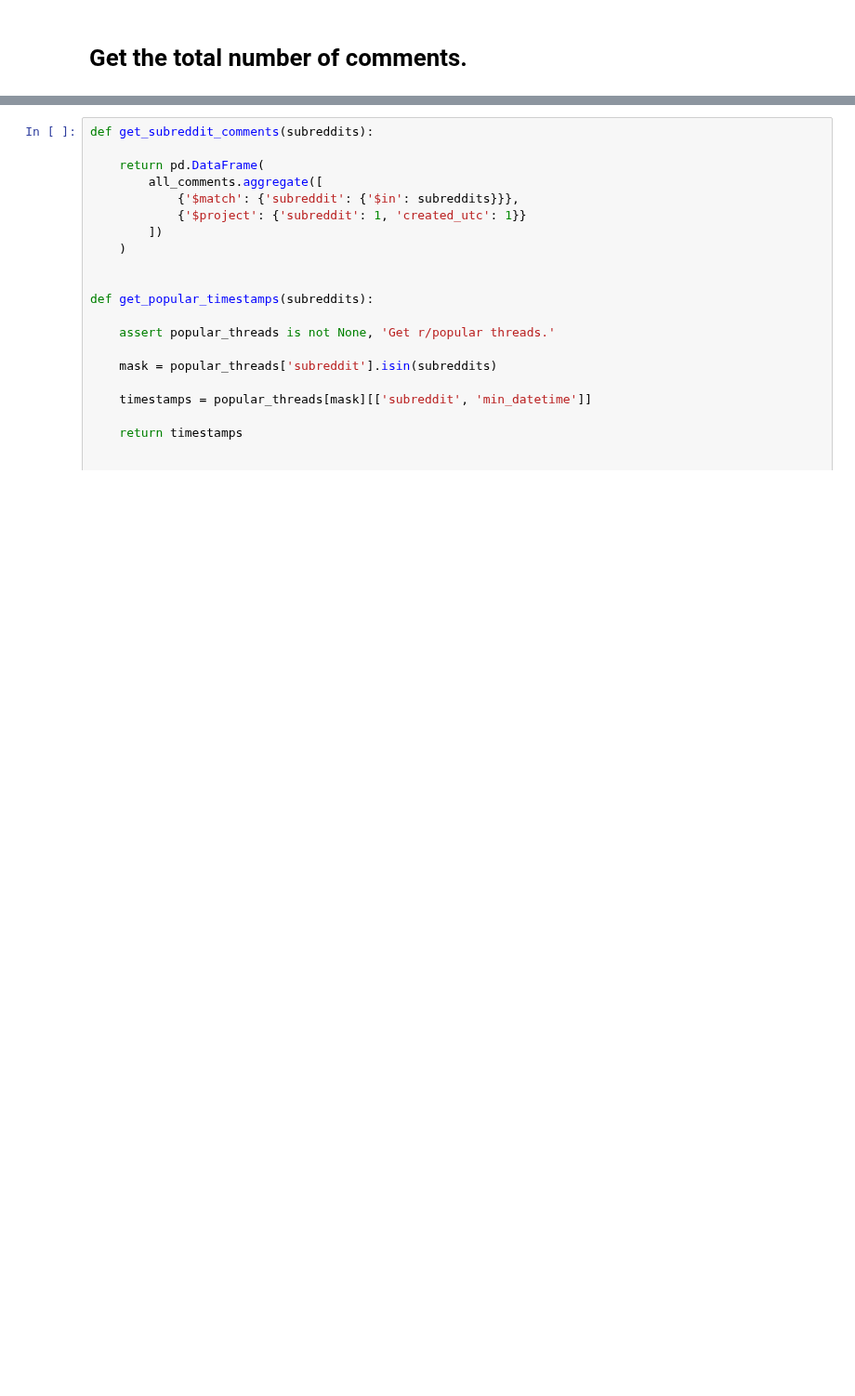
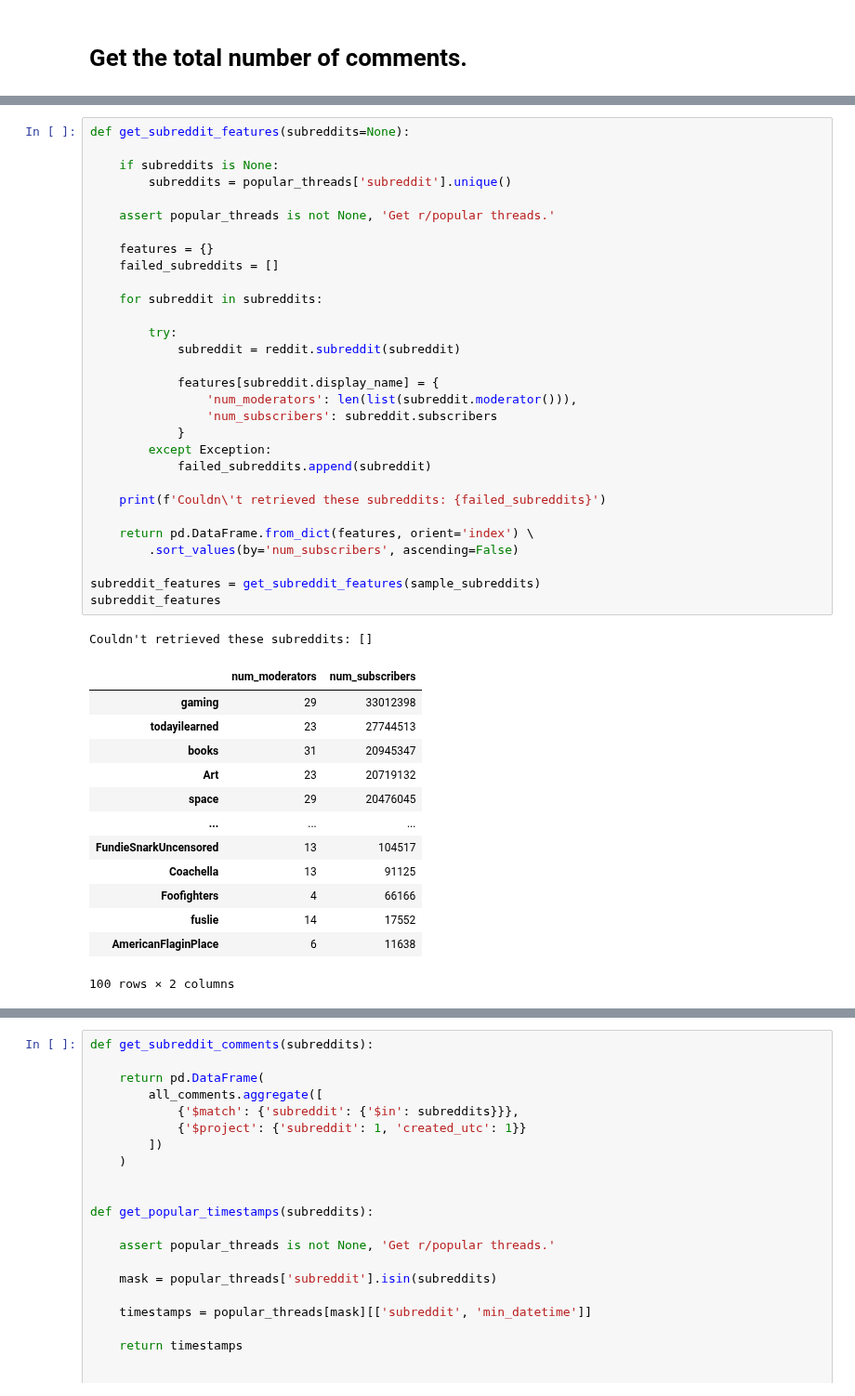
Before and after one commit to jackiec1998/resilient-communities, a Jupyter notebook: src/notebooks/replacement.ipynb, the cells around one changed output, grey strips where cells are left out. Shown at 93% size. Drawn from its saved outputs; the diff is of its cells as text; blank space fills up the shorter version.

```diff
--- a/src/notebooks/replacement.ipynb
+++ b/src/notebooks/replacement.ipynb
@@ -123,0 +164,45 @@ popular_threads
+# %%
+def get_subreddit_features(subreddits=None):
+
+    if subreddits is None:
+        subreddits = popular_threads['subreddit'].unique()
+
+    assert popular_threads is not None, 'Get r/popular threads.'
+
+    features = {}
+    failed_subreddits = []
+
+    for subreddit in subreddits:
+
+        try:
+            subreddit = reddit.subreddit(subreddit)
+
+            features[subreddit.display_name] = {
+                'num_moderators': len(list(subreddit.moderator())),
+                'num_subscribers': subreddit.subscribers
+            }
+        except Exception:
+            failed_subreddits.append(subreddit)
+
+    print(f'Couldn\'t retrieved these subreddits: {failed_subreddits}')
+
+    return pd.DataFrame.from_dict(features, orient='index') \
+        .sort_values(by='num_subscribers', ascending=False)
+
+subreddit_features = get_subreddit_features(sample_subreddits)
+subreddit_features
+# %% [output]
+Couldn't retrieved these subreddits: []
+|  | num_moderators | num_subscribers |
+| gaming | 29 | 33012398 |
+| todayilearned | 23 | 27744513 |
+| books | 31 | 20945347 |
+| Art | 23 | 20719132 |
+| space | 29 | 20476045 |
+| ... | ... | ... |
+| FundieSnarkUncensored | 13 | 104517 |
+| Coachella | 13 | 91125 |
+| Foofighters | 4 | 66166 |
+| fuslie | 14 | 17552 |
+| AmericanFlaginPlace | 6 | 11638 |
+100 rows × 2 columns
```
Also changed, not shown: parts of 28 cells of this notebook, 6 other files.
